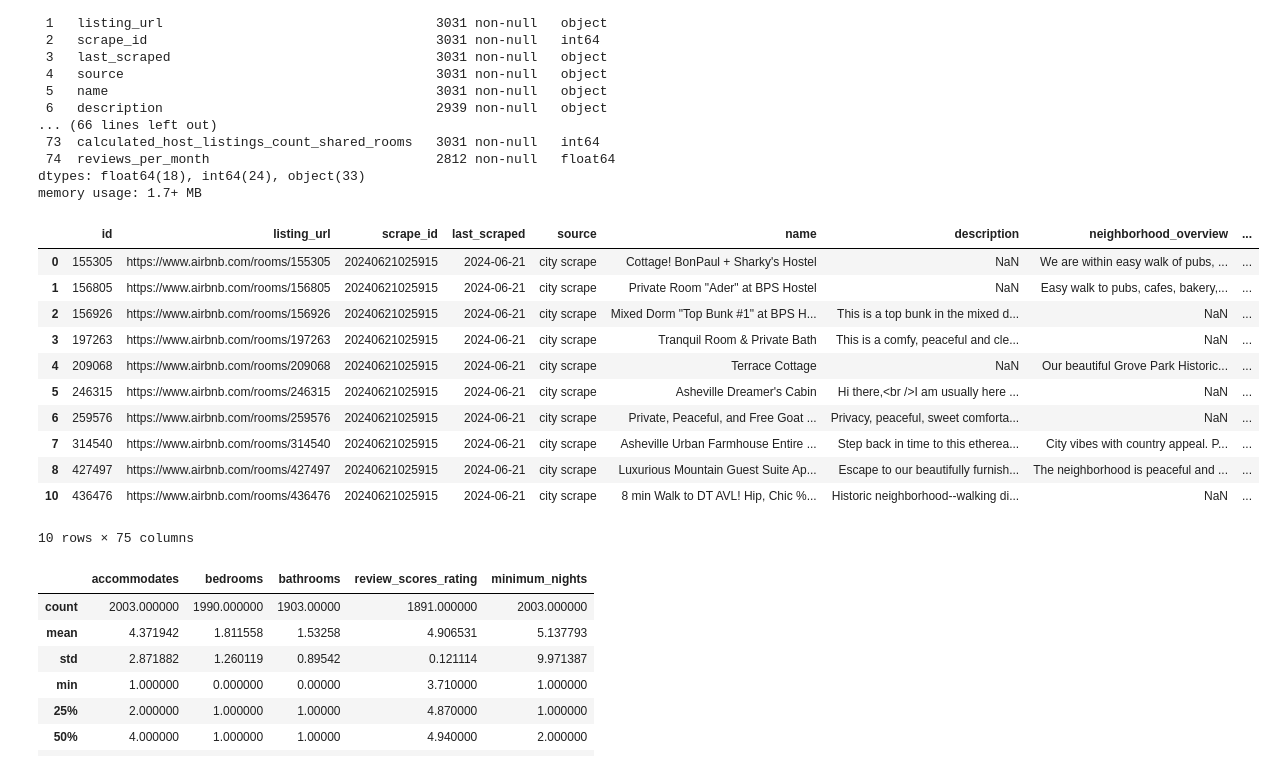
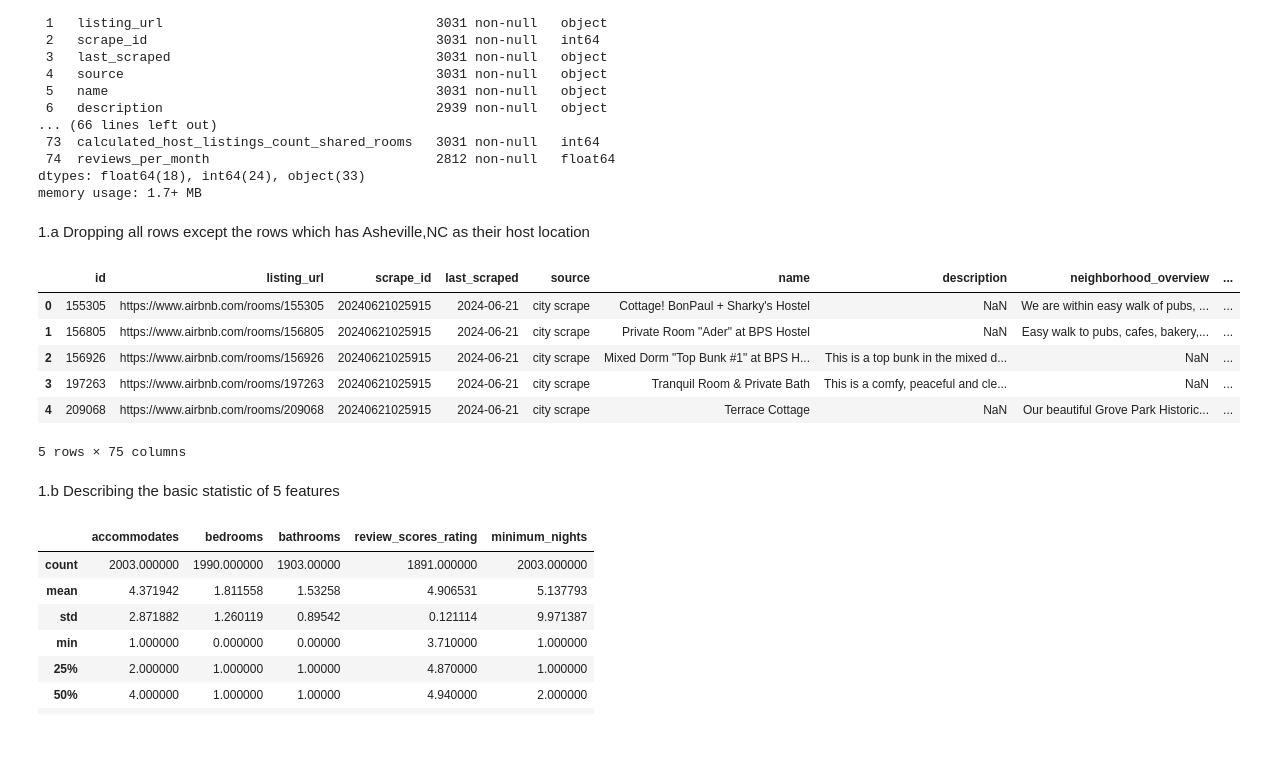
Before and after one commit to Vineet-Reddy-Saddi/Linear-Regression-Model, a Jupyter notebook: Assignment_1.ipynb, the cells around one changed output. Cells and saved outputs as stored; diff of their text form; code cells hidden in the pictures; blank space fills up the shorter version.

```diff
--- a/Assignment_1.ipynb
+++ b/Assignment_1.ipynb
@@ -73,23 +83,22 @@ Data columns (total 75 columns):
  74  reviews_per_month                             2812 non-null   float64
 dtypes: float64(18), int64(24), object(33)
 memory usage: 1.7+ MB
+# %% [markdown]
+1.a Dropping all rows except the rows which has Asheville,NC as their host location
 # %%
-df_ash = df.dropna(subset=['host_location'])  # Remove rows where 'host_location' is NaN
+df_ash = df.dropna(subset=['host_location'])
 df_ash = df_ash[df_ash['host_location'].str.contains('Asheville', case=False)]
-df_ash.head(10)
+df_ash.head(5)
 # %% [output]
 |  | id | listing_url | scrape_id | last_scraped | source | name | description | neighborhood_overview | ... |
 | 0 | 155305 | https://www.airbnb.com/rooms/155305 | 20240621025915 | 2024-06-21 | city scrape | Cottage! BonPaul + Sharky's Hostel | NaN | We are within easy walk of pubs, ... | ... |
 | 1 | 156805 | https://www.airbnb.com/rooms/156805 | 20240621025915 | 2024-06-21 | city scrape | Private Room "Ader" at BPS Hostel | NaN | Easy walk to pubs, cafes, bakery,... | ... |
 | 2 | 156926 | https://www.airbnb.com/rooms/156926 | 20240621025915 | 2024-06-21 | city scrape | Mixed Dorm "Top Bunk #1" at BPS H... | This is a top bunk in the mixed d... | NaN | ... |
 | 3 | 197263 | https://www.airbnb.com/rooms/197263 | 20240621025915 | 2024-06-21 | city scrape | Tranquil Room & Private Bath | This is a comfy, peaceful and cle... | NaN | ... |
 | 4 | 209068 | https://www.airbnb.com/rooms/209068 | 20240621025915 | 2024-06-21 | city scrape | Terrace Cottage | NaN | Our beautiful Grove Park Historic... | ... |
-| 5 | 246315 | https://www.airbnb.com/rooms/246315 | 20240621025915 | 2024-06-21 | city scrape | Asheville Dreamer's Cabin | Hi there,<br />I am usually here ... | NaN | ... |
-| 6 | 259576 | https://www.airbnb.com/rooms/259576 | 20240621025915 | 2024-06-21 | city scrape | Private, Peaceful, and Free Goat ... | Privacy, peaceful, sweet comforta... | NaN | ... |
-| 7 | 314540 | https://www.airbnb.com/rooms/314540 | 20240621025915 | 2024-06-21 | city scrape | Asheville Urban Farmhouse Entire ... | Step back in time to this etherea... | City vibes with country appeal. P... | ... |
-| 8 | 427497 | https://www.airbnb.com/rooms/427497 | 20240621025915 | 2024-06-21 | city scrape | Luxurious Mountain Guest Suite Ap... | Escape to our beautifully furnish... | The neighborhood is peaceful and ... | ... |
-| 10 | 436476 | https://www.airbnb.com/rooms/436476 | 20240621025915 | 2024-06-21 | city scrape | 8 min Walk to DT AVL! Hip, Chic %... | Historic neighborhood--walking di... | NaN | ... |
-10 rows × 75 columns
+5 rows × 75 columns
+# %% [markdown]
+1.b Describing the basic statistic of 5 features
 # %%
 df_ash_stats=df_ash[["accommodates","bedrooms","bathrooms","review_scores_rating","minimum_nights"]]
 df_ash_stats.describe()
```
Also changed, not shown: parts of 33 cells of this notebook.
